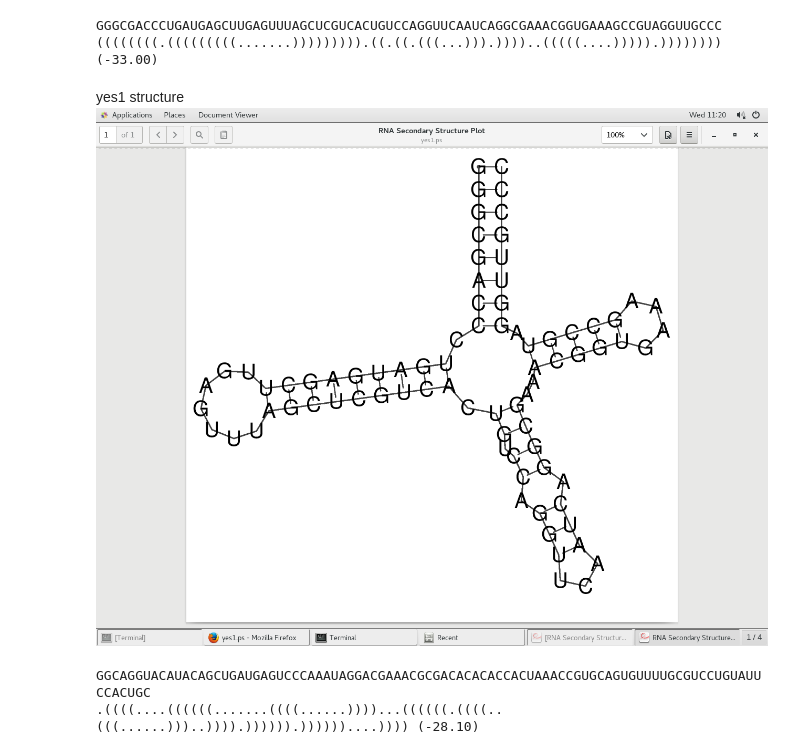
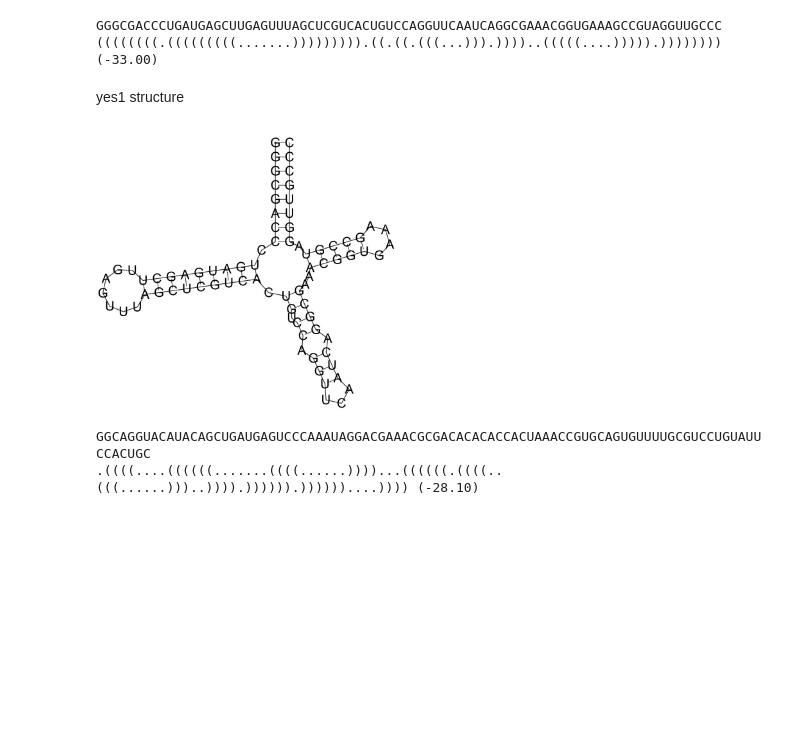
Before and after one commit to kaiyueyang/Bioe131-Lab5, a Jupyter notebook: lab5/images.ipynb, the cells around one changed output. Drawn from its saved outputs; the diff is of its cells as text; code cells hidden in the pictures; blank space fills up the shorter version.

Commit message:
updated images

```diff
--- a/lab5/images.ipynb
+++ b/lab5/images.ipynb
@@ -13,9 +12,13 @@ print (p.stdout.decode())
 # %% [output]
 GGGCGACCCUGAUGAGCUUGAGUUUAGCUCGUCACUGUCCAGGUUCAAUCAGGCGAAACGGUGAAAGCCGUAGGUUGCCC
 ((((((((.(((((((((.......))))))))).((.((.(((...))).))))..(((((....))))).)))))))) (-33.00)
-# %% [markdown]
-yes1 structure
-![Screenshot%20from%202018-09-26%2011-20-22.png](attachment:Screenshot%20from%202018-09-26%2011-20-22.png)
+# %% [markdown]
+yes1 structure
+# %%
+from IPython.display import Image, display
+display(Image(filename='yes1 structure.JPG', embed=True, width=300))
+# %% [output]
+[figure, added]
 # %%
 p = subprocess.run(['RNAfold'], input=bytes(seq_NOT1, 'ascii'), stdout=subprocess.PIPE, stderr=subprocess.PIPE)
 print(p.stderr.decode())
```
Also changed, not shown: parts of 32 cells of this notebook, 8 other files.
